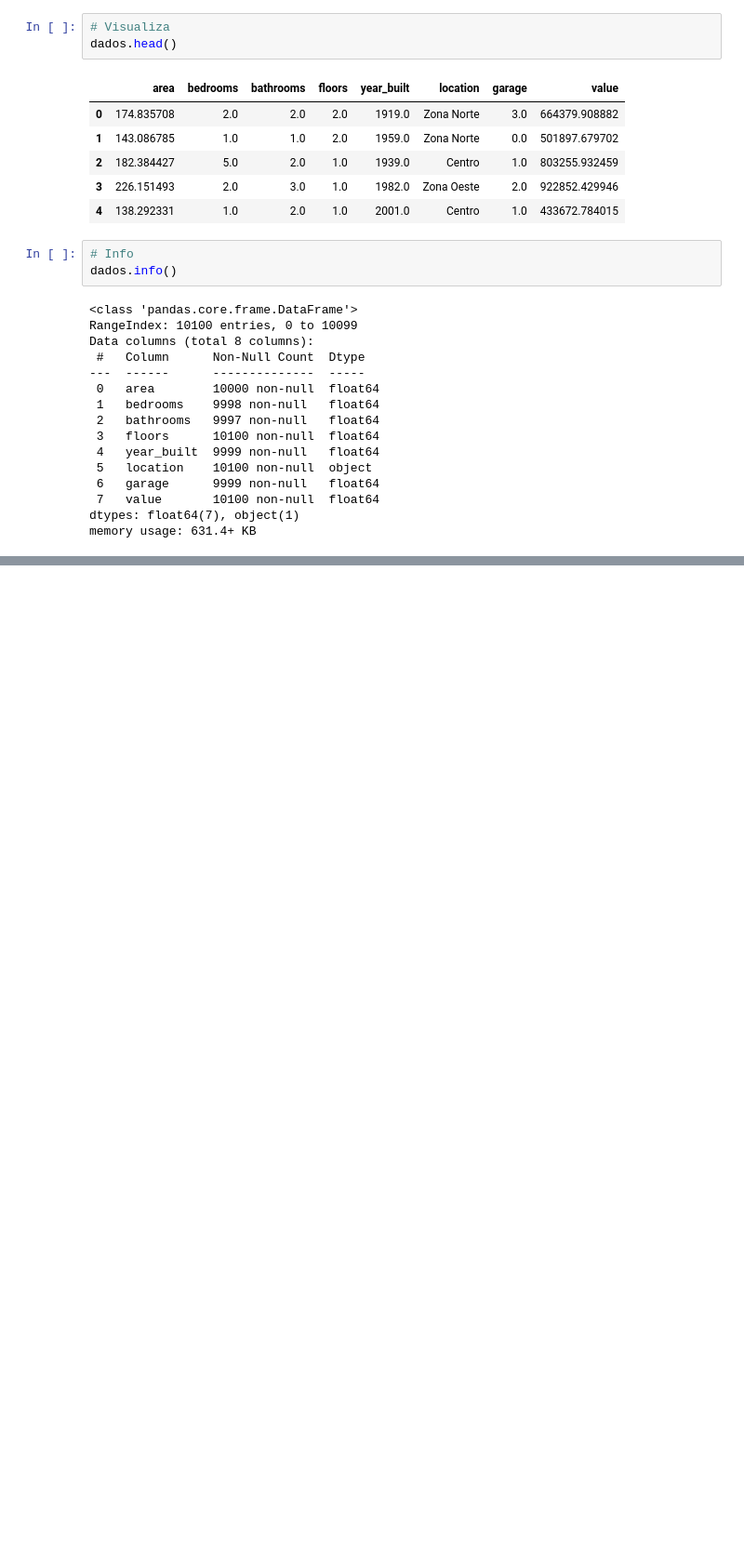
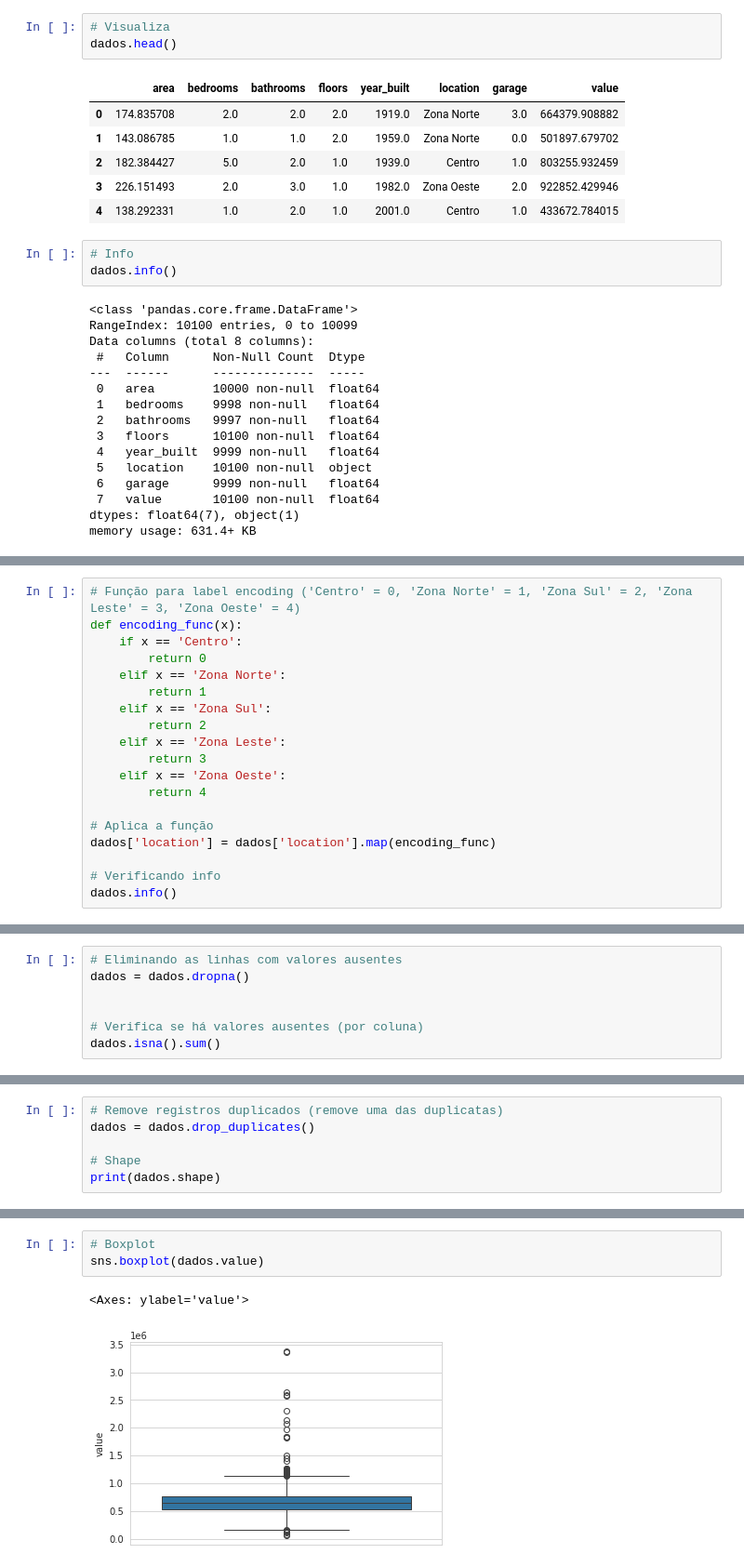
Before and after one commit to EduardoBran/Python_-_Machine_Learning_-_Projetos_Regressao_e_Classificacao, a Jupyter notebook: 1.Projeto_Regressao_-_Prevendo_Valor_Propriedades_Imobiliarias.ipynb, the cells around one changed output, grey strips where cells are left out. Shown at 93% size. Cells and saved outputs as stored; diff of their text form; blank space fills up the shorter version.

```diff
--- a/1.Projeto_Regressao_-_Prevendo_Valor_Propriedades_Imobiliarias.ipynb
+++ b/1.Projeto_Regressao_-_Prevendo_Valor_Propriedades_Imobiliarias.ipynb
@@ -119,0 +265,19 @@ memory usage: 631.4+ KB
+# %%
+# Função para label encoding ('Centro' = 0, 'Zona Norte' = 1, 'Zona Sul' = 2, 'Zona Leste' = 3, 'Zona Oeste' = 4)
+def encoding_func(x):
+    if x == 'Centro':
+        return 0
+    elif x == 'Zona Norte':
+        return 1
+    elif x == 'Zona Sul':
+        return 2
+    elif x == 'Zona Leste':
+        return 3
+    elif x == 'Zona Oeste':
+        return 4
+
+# Aplica a função
+dados['location'] = dados['location'].map(encoding_func)
+
+# Verificando info
+dados.info()
@@ -119,0 +329,7 @@ memory usage: 631.4+ KB
+# %%
+# Eliminando as linhas com valores ausentes
+dados = dados.dropna()
+
+
+# Verifica se há valores ausentes (por coluna)
+dados.isna().sum()
@@ -119,0 +359,6 @@ memory usage: 631.4+ KB
+# %%
+# Remove registros duplicados (remove uma das duplicatas)
+dados = dados.drop_duplicates()
+
+# Shape
+print(dados.shape)
@@ -119,0 +386,6 @@ memory usage: 631.4+ KB
+# %%
+# Boxplot
+sns.boxplot(dados.value)
+# %% [output]
+<Axes: ylabel='value'>
+[figure, added]
```
Also changed, not shown: parts of 59 cells of this notebook, 1 other file.
